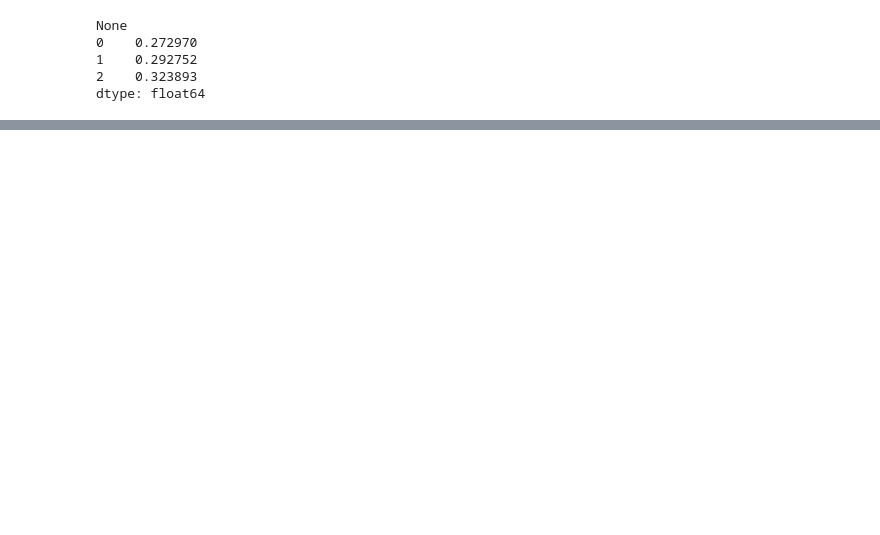
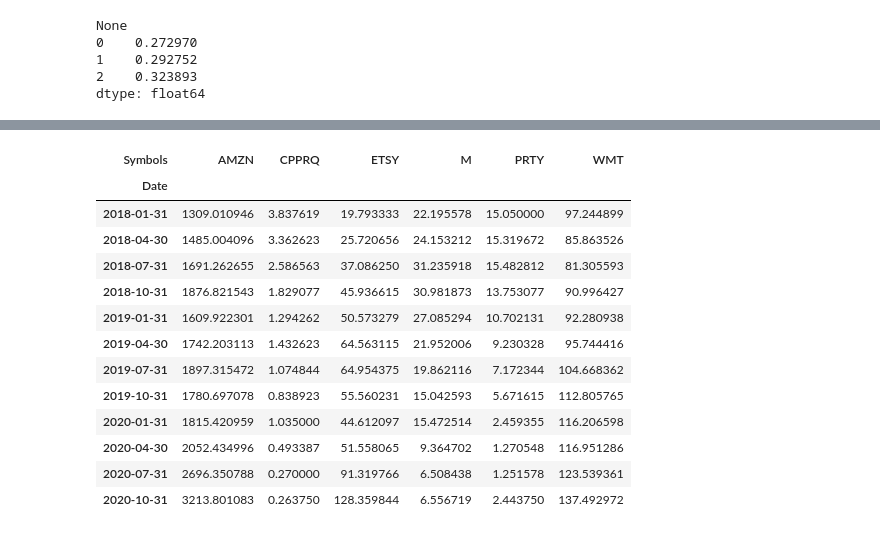
Before and after one commit to youssefabdelwahab/Fintech_Project1, a Jupyter notebook: FinancialAnaylsis.ipynb, the cells around one changed output, grey strips where cells are left out. Cells and saved outputs as stored; diff of their text form; code cells hidden in the pictures; blank space fills up the shorter version.

```diff
--- a/FinancialAnaylsis.ipynb
+++ b/FinancialAnaylsis.ipynb
@@ -347,0 +617,18 @@ interest_coverage_2020
+# %%
+stock_prices_quarterly.drop(stock_prices_quarterly.index[12], inplace = True)
+stock_prices_quarterly
+# %% [output]
+| Symbols | AMZN | CPPRQ | ETSY | M | PRTY | WMT |
+| Date |  |  |  |  |  |  |
+| 2018-01-31 | 1309.010946 | 3.837619 | 19.793333 | 22.195578 | 15.050000 | 97.244899 |
+| 2018-04-30 | 1485.004096 | 3.362623 | 25.720656 | 24.153212 | 15.319672 | 85.863526 |
+| 2018-07-31 | 1691.262655 | 2.586563 | 37.086250 | 31.235918 | 15.482812 | 81.305593 |
+| 2018-10-31 | 1876.821543 | 1.829077 | 45.936615 | 30.981873 | 13.753077 | 90.996427 |
+| 2019-01-31 | 1609.922301 | 1.294262 | 50.573279 | 27.085294 | 10.702131 | 92.280938 |
+| 2019-04-30 | 1742.203113 | 1.432623 | 64.563115 | 21.952006 | 9.230328 | 95.744416 |
+| 2019-07-31 | 1897.315472 | 1.074844 | 64.954375 | 19.862116 | 7.172344 | 104.668362 |
+| 2019-10-31 | 1780.697078 | 0.838923 | 55.560231 | 15.042593 | 5.671615 | 112.805765 |
+| 2020-01-31 | 1815.420959 | 1.035000 | 44.612097 | 15.472514 | 2.459355 | 116.206598 |
+| 2020-04-30 | 2052.434996 | 0.493387 | 51.558065 | 9.364702 | 1.270548 | 116.951286 |
+| 2020-07-31 | 2696.350788 | 0.270000 | 91.319766 | 6.508438 | 1.251578 | 123.539361 |
+| 2020-10-31 | 3213.801083 | 0.263750 | 128.359844 | 6.556719 | 2.443750 | 137.492972 |
```
Also changed, not shown: parts of 65 cells of this notebook.
